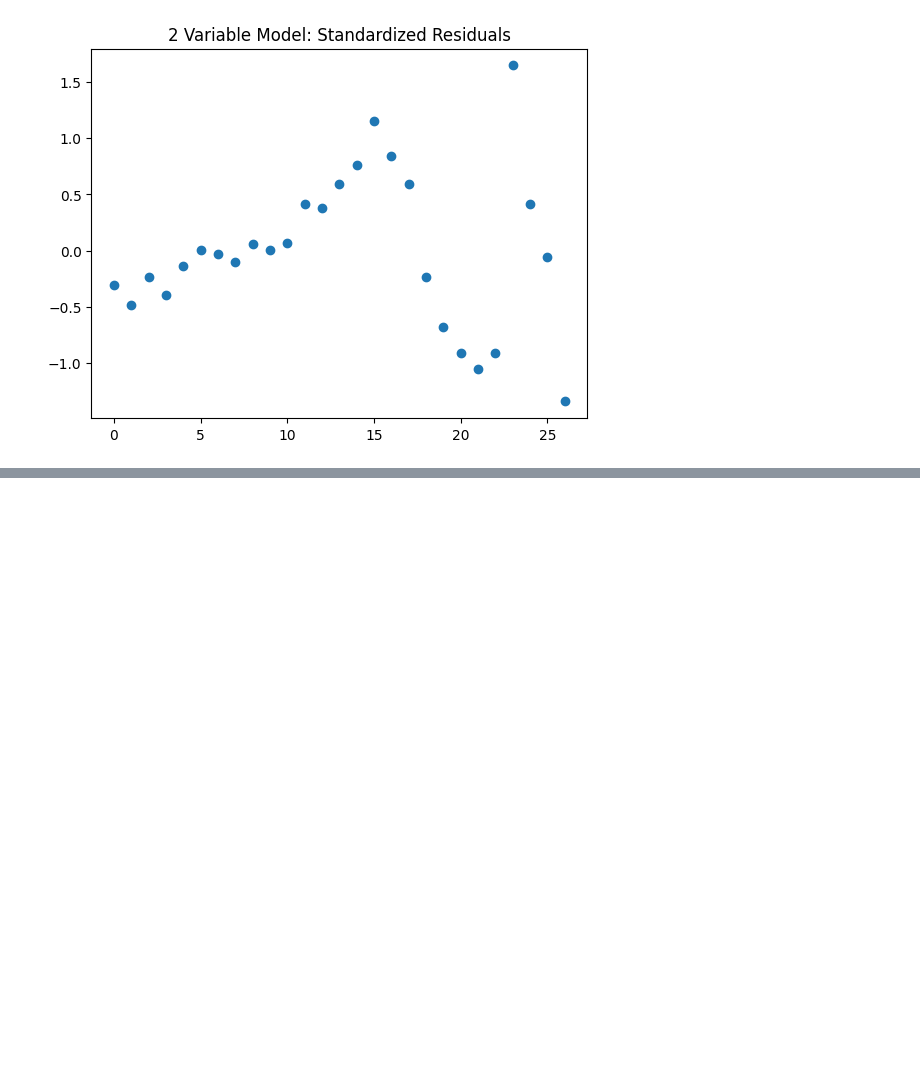
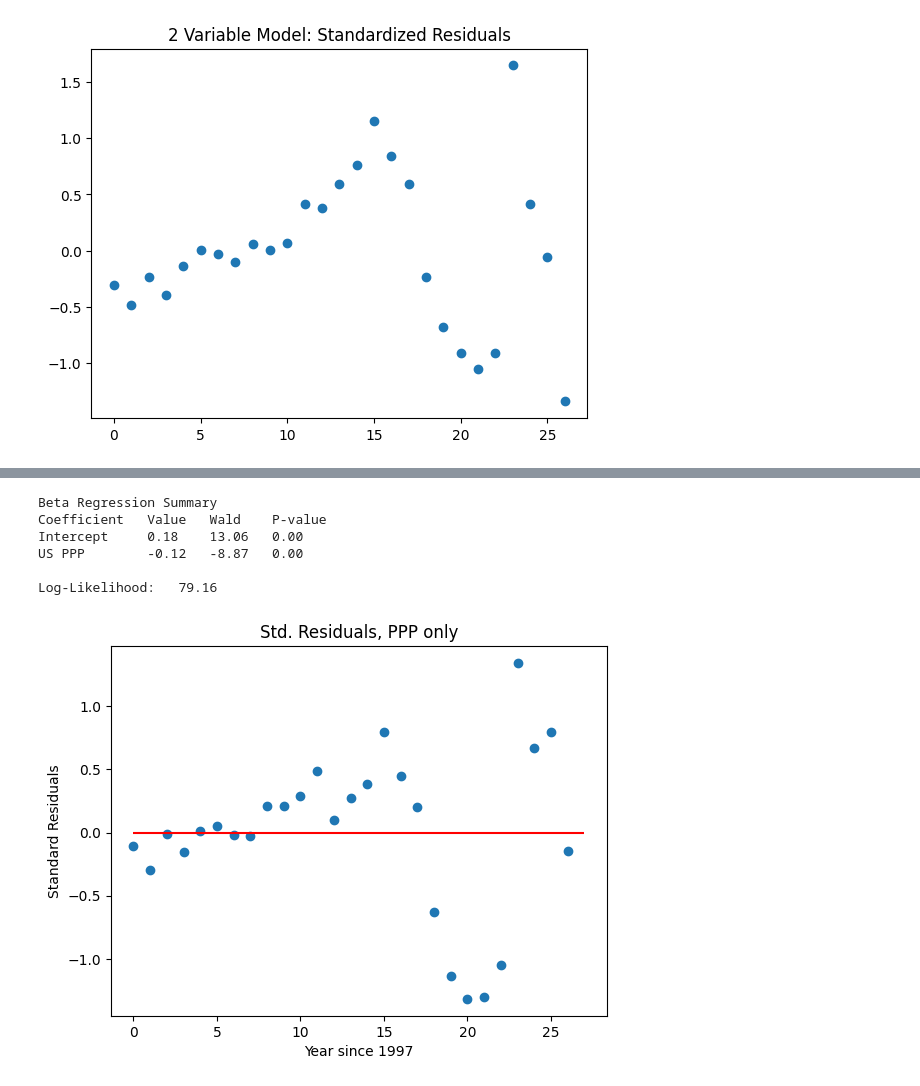
Before and after one commit to KingJMS1/LogisticProject, a Jupyter notebook: logistic_final.ipynb, the cells around one changed output, grey strips where cells are left out. Cells and saved outputs as stored; diff of their text form; code cells hidden in the pictures; blank space fills up the shorter version.

```diff
--- a/logistic_final.ipynb
+++ b/logistic_final.ipynb
@@ -586,0 +650,5 @@ Score Test: -55.8447 , P-value: 1.0
+# %%
+Xh = np.hstack([houseSize[:-1].reshape((-1, 1))])
+Xh = (Xh - np.mean(Xh, axis=0)) / np.std(Xh, axis=0)
+
+paramsh, Xh, yh, Ih = betareg.fit_regression(Xh, y)
@@ -586,0 +684,7 @@ Score Test: -55.8447 , P-value: 1.0
+# %%
+ppp = pd.read_excel("API_NY.GDP.PCAP.PP.CD_DS2_en_excel_v2_19540.xls").iloc[7:]["US PPP"].values
+# %%
+Xhp = np.hstack([houseSize[:-1].reshape((-1, 1)), ppp.reshape((-1, 1))])
+Xhp = (Xhp - np.mean(Xhp, axis=0)) / np.std(Xhp, axis=0)
+
+paramshp, Xhp, yhp, Ihp = betareg.fit_regression(Xhp, y)
@@ -586,0 +727,5 @@ Score Test: -55.8447 , P-value: 1.0
+# %%
+Xp = ppp.reshape((-1, 1))
+Xp = (Xp - np.mean(Xp, axis=0)) / np.std(Xp, axis=0)
+
+paramsp, Xp, yp, Ip = betareg.fit_regression(Xp, y)
@@ -586,0 +750,18 @@ Score Test: -55.8447 , P-value: 1.0
+# %%
+betareg.summary(paramsp, ["US PPP"], Xp, yp, Ip)
+# %% [output]
+Beta Regression Summary
+Coefficient   Value   Wald    P-value
+Intercept     0.18    13.06   0.00
+US PPP        -0.12   -8.87   0.00
+
+Log-Likelihood:   79.16
+# %%
+plt.scatter(np.arange(len(y)), betareg.std_resids(paramsp, Xp, yp))
+plt.xlabel("Year since 1997")
+plt.ylabel("Standard Residuals")
+plt.hlines(0, 0, 27, color="red")
+plt.title("Std. Residuals, PPP only")
+plt.savefig("images/pppstd")
+# %% [output]
+[figure, added]
```
Also changed, not shown: parts of 31 cells of this notebook, 8 other files.
